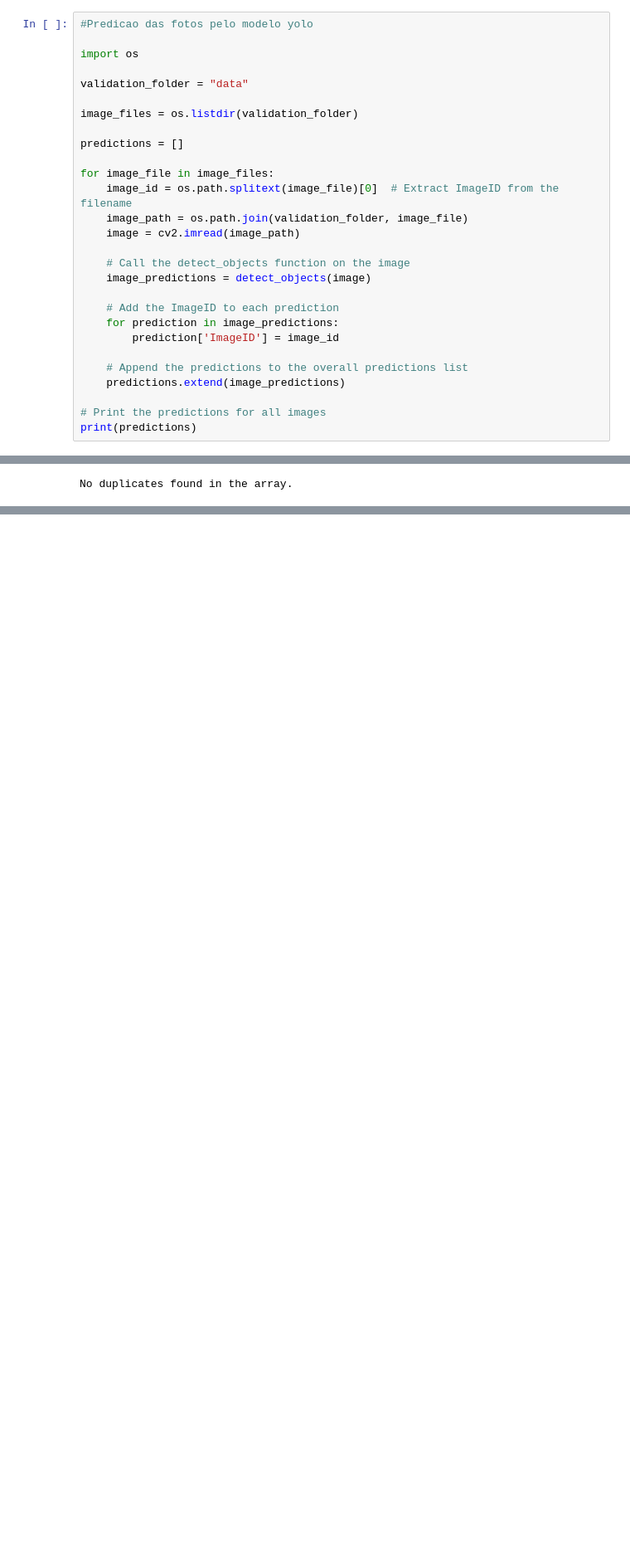
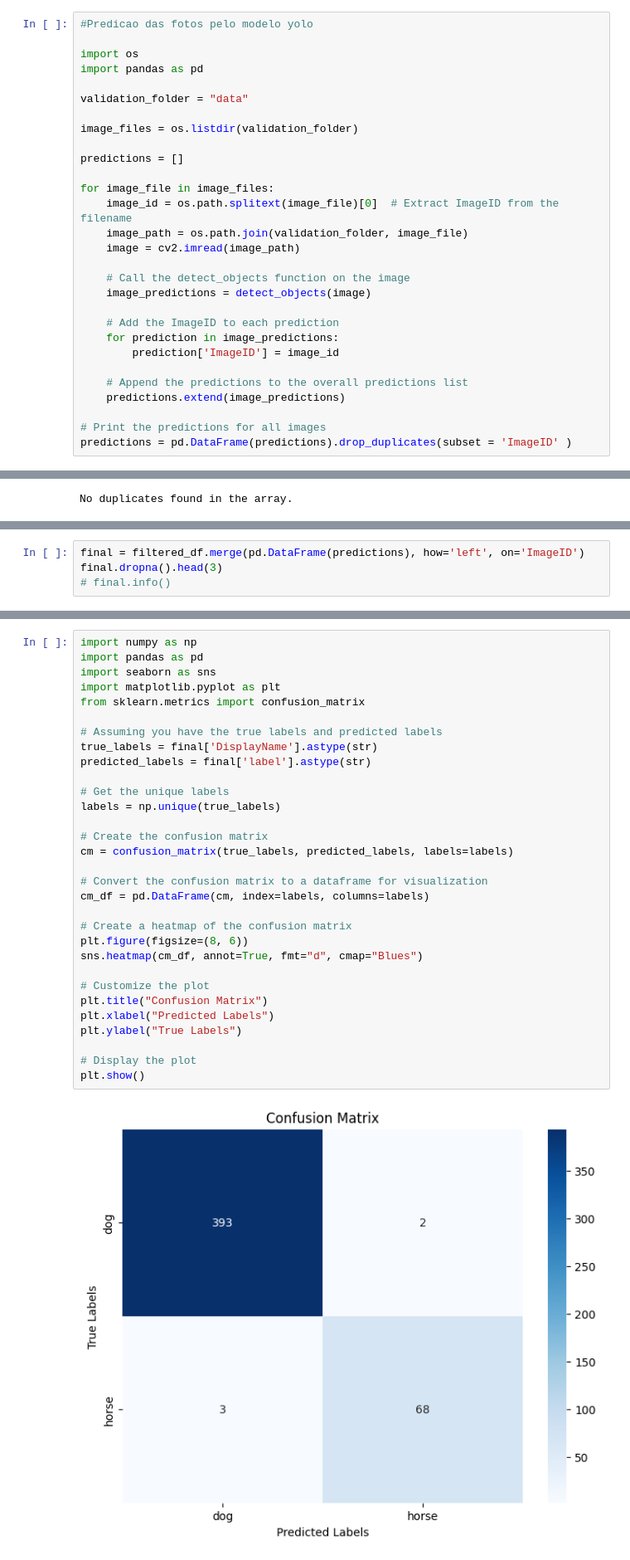
Before and after one commit to nataliasm23/veryfymy, a Jupyter notebook: horse_dog_detect.ipynb, the cells around one changed output, grey strips where cells are left out. Shown: that part at 83% size. Saved outputs shown, nothing was run; the diff lists cells and outputs as text; blank space fills up the shorter version.

```diff
--- a/horse_dog_detect.ipynb
+++ b/horse_dog_detect.ipynb
@@ -214,6 +196,7 @@ Loading existing dataset 'open-images-v7-validation-50'. To reload from disk, ei
 #Predicao das fotos pelo modelo yolo
 
 import os
+import pandas as pd
 
 validation_folder = "data"
 
@@ -237,4 +220,4 @@ for image_file in image_files:
     predictions.extend(image_predictions)
 
 # Print the predictions for all images
-print(predictions)
+predictions = pd.DataFrame(predictions).drop_duplicates(subset = 'ImageID' )
@@ -330,0 +268,4 @@ result_dict
+# %%
+final = filtered_df.merge(pd.DataFrame(predictions), how='left', on='ImageID')
+final.dropna().head(3)
+# final.info()
@@ -330,0 +277,33 @@ result_dict
+# %%
+import numpy as np
+import pandas as pd
+import seaborn as sns
+import matplotlib.pyplot as plt
+from sklearn.metrics import confusion_matrix
+
+# Assuming you have the true labels and predicted labels
+true_labels = final['DisplayName'].astype(str)
+predicted_labels = final['label'].astype(str)
+
+# Get the unique labels
+labels = np.unique(true_labels)
+
+# Create the confusion matrix
+cm = confusion_matrix(true_labels, predicted_labels, labels=labels)
+
+# Convert the confusion matrix to a dataframe for visualization
+cm_df = pd.DataFrame(cm, index=labels, columns=labels)
+
+# Create a heatmap of the confusion matrix
+plt.figure(figsize=(8, 6))
+sns.heatmap(cm_df, annot=True, fmt="d", cmap="Blues")
+
+# Customize the plot
+plt.title("Confusion Matrix")
+plt.xlabel("Predicted Labels")
+plt.ylabel("True Labels")
+
+# Display the plot
+plt.show()
+# %% [output]
+[figure, added]
```
Also changed, not shown: parts of 8 cells of this notebook.
